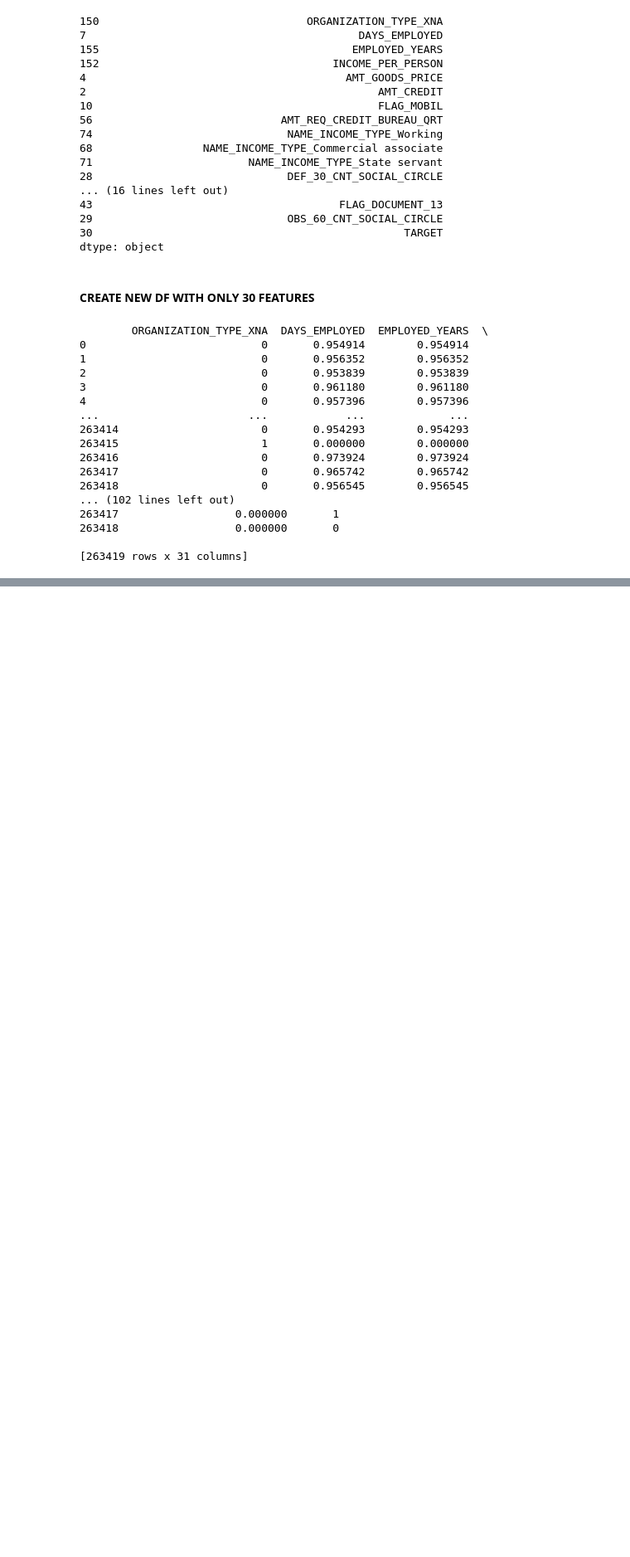
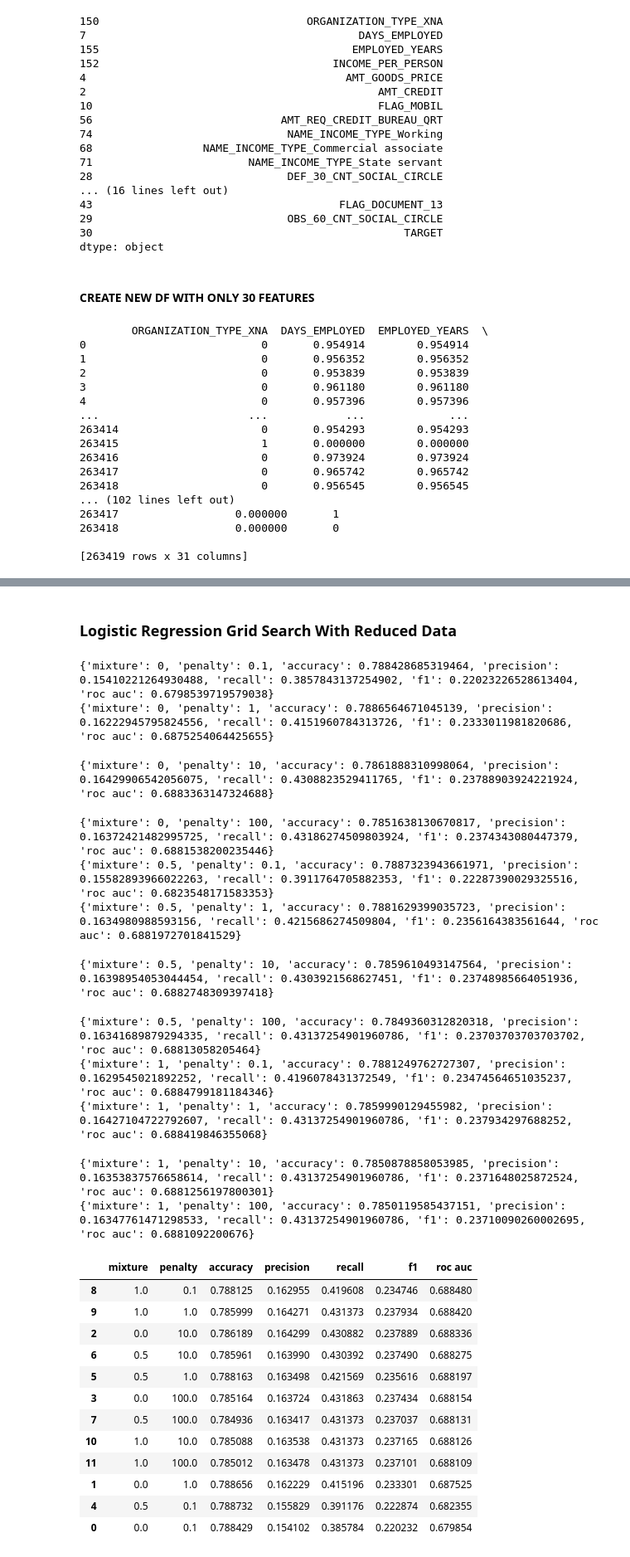
Before and after one commit to lamkin1/dat403-project2, a Jupyter notebook: Exploratory.ipynb, the cells around one changed output, grey strips where cells are left out. Shown: that part at 83% size. Drawn from its saved outputs; the diff is of its cells as text; code cells hidden in the pictures; blank space fills up the shorter version.

```diff
--- a/Exploratory.ipynb
+++ b/Exploratory.ipynb
@@ -638,22 +665,38 @@ X_train, X_test, X_val, y_train, y_test, y_val = balanced_train_split(df)
 train_data = X_train.join(y_train)
 logit = LogisticRegression(penalty=None, max_iter=1000)
 
+#X_test.drop('AGE_GROUP', inplace  = True)
+
 logit.fit(X_train,y_train)
 
 preds = logit.predict(X_test)
 probabilities = logit.predict_proba(X_test)
+
+age_bins = [0, 0.33, 0.66, 1]
+age_labels = ['young', 'middle_aged', 'senior']
+
+classes = X_test.copy()
+classes = classes[['CODE_GENDER_M', 'AGE_YEARS']]
+classes.loc[:, 'AGE_GROUP'] = pd.cut(classes['AGE_YEARS'], bins=age_bins, labels=age_labels)
+
+classes.drop('AGE_YEARS', axis = 1)
 
 # Metrics
 metrics = {'accuracy': compute_accuracy(y_test,preds),
            "precision": precision(y_test, preds),
            "recall": recall(y_test, preds),
            "f1": calculate_f1(y_test, preds),
-           "roc auc": calc_roc_auc(np.array(y_test),probabilities[:,1])}
+           "roc auc": calc_roc_auc(np.array(y_test),probabilities[:,1]),
+           "equal_opportunity": equal_opportunity(classes, y_test, preds)[1]}
+
 print("balanced training split: ", metrics)
 
 # Random split
 X_train, X_test, X_val, y_train, y_test, y_val = random_train_test_split(X,y)
 train_data = X_train.join(y_train)
+logit = LogisticRegression(penalty=None, max_iter=1000)
+
+logit.fit(X_train,y_train)
 
 folds = kfold_cv(train_data)
 
@@ -662,14 +705,20 @@ print("random split: ", calc_cv_metrics(logit, folds))
 # Stratified split
 X_train, X_test, X_val, y_train, y_test, y_val = stratified_split(df)
 train_data = X_train.join(y_train)
+logit = LogisticRegression(penalty=None, max_iter=1000)
+
+logit.fit(X_train,y_train)
 
 folds = kfold_cv(train_data)
 
 print("stratified split: ", calc_cv_metrics(logit, folds))
 
 # Custom Split (stratified based on income, age, and gender)
-X_train, X_test, X_val, y_train, y_test, y_val = stratified_split(df)
+X_train, X_test, X_val, y_train, y_test, y_val = custom_split(df)
 train_data = X_train.join(y_train)
+logit = LogisticRegression(penalty=None, max_iter=1000)
+
+logit.fit(X_train,y_train)
 
 folds = kfold_cv(train_data)
 
@@ -682,8 +731,8 @@ fair? split:  {'accuracy': 0.9225045673476167, 'precision': 0.4587301587301587,
 # %% [markdown]
 ### Logistic Regression (Grid Search Across Penalty/Mixture)
 # %%
-mixture = [0,0.25,0.5,0.75,1]
-penalty = [0.1,1,10,100,1000,10000]
+mixture = [0,0.5,1]
+penalty = [0.1,1,10,100]
 
 def logit_grid_search(train_x, train_y, val_x, val_y, mix_list, penalty_list, metric = "roc auc", k = 5):
 
@@ -695,7 +744,7 @@ def logit_grid_search(train_x, train_y, val_x, val_y, mix_list, penalty_list, me
             logit = LogisticRegression(penalty='elasticnet',
                                        l1_ratio=m,
                                        C=p,
-                                       max_iter=500,
+                                       max_iter=250,
                                        solver='saga')
 
             # fit on train data
@@ -722,5 +771,5 @@ def logit_grid_search(train_x, train_y, val_x, val_y, mix_list, penalty_list, me
     return sorted_df
 
 
-#X_train, X_test, X_val, y_train, y_test, y_val = balanced_train_split(df)
-#logit_grid_search(X_train, y_train, X_val, y_val, mixture, penalty)
+X_train, X_test, X_val, y_train, y_test, y_val = balanced_train_split(df)
+logit_grid_search(X_train, y_train, X_val, y_val, mixture, penalty)
@@ -827,0 +971,34 @@ print(reduced_df)
+# %% [markdown]
+### Logistic Regression Grid Search With Reduced Data
+# %%
+mixture = [0,0.5,1]
+penalty = [0.1,1,10,100]
+
+X_train, X_test, X_val, y_train, y_test, y_val = balanced_train_split(reduced_df)
+logit_grid_search(X_train, y_train, X_val, y_val, mixture, penalty)
+# %% [output]
+{'mixture': 0, 'penalty': 0.1, 'accuracy': 0.788428685319464, 'precision': 0.15410221264930488, 'recall': 0.3857843137254902, 'f1': 0.22023226528613404, 'roc auc': 0.6798539719579038}
+{'mixture': 0, 'penalty': 1, 'accuracy': 0.7886564671045139, 'precision': 0.16222945795824556, 'recall': 0.4151960784313726, 'f1': 0.2333011981820686, 'roc auc': 0.6875254064425655}
+{'mixture': 0, 'penalty': 10, 'accuracy': 0.7861888310998064, 'precision': 0.16429906542056075, 'recall': 0.4308823529411765, 'f1': 0.23788903924221924, 'roc auc': 0.6883363147324688}
+{'mixture': 0, 'penalty': 100, 'accuracy': 0.7851638130670817, 'precision': 0.16372421482995725, 'recall': 0.43186274509803924, 'f1': 0.2374343080447379, 'roc auc': 0.6881538200235446}
+{'mixture': 0.5, 'penalty': 0.1, 'accuracy': 0.7887323943661971, 'precision': 0.15582893966022263, 'recall': 0.3911764705882353, 'f1': 0.22287390029325516, 'roc auc': 0.6823548171583353}
+{'mixture': 0.5, 'penalty': 1, 'accuracy': 0.7881629399035723, 'precision': 0.1634980988593156, 'recall': 0.4215686274509804, 'f1': 0.2356164383561644, 'roc auc': 0.6881972701841529}
+{'mixture': 0.5, 'penalty': 10, 'accuracy': 0.7859610493147564, 'precision': 0.16398954053044454, 'recall': 0.4303921568627451, 'f1': 0.23748985664051936, 'roc auc': 0.6882748309397418}
+{'mixture': 0.5, 'penalty': 100, 'accuracy': 0.7849360312820318, 'precision': 0.16341689879294335, 'recall': 0.43137254901960786, 'f1': 0.23703703703703702, 'roc auc': 0.68813058205464}
+{'mixture': 1, 'penalty': 0.1, 'accuracy': 0.7881249762727307, 'precision': 0.1629545021892252, 'recall': 0.4196078431372549, 'f1': 0.23474564651035237, 'roc auc': 0.6884799181184346}
+{'mixture': 1, 'penalty': 1, 'accuracy': 0.7859990129455982, 'precision': 0.16427104722792607, 'recall': 0.43137254901960786, 'f1': 0.237934297688252, 'roc auc': 0.688419846355068}
+{'mixture': 1, 'penalty': 10, 'accuracy': 0.7850878858053985, 'precision': 0.16353837576658614, 'recall': 0.43137254901960786, 'f1': 0.2371648025872524, 'roc auc': 0.6881256197800301}
+{'mixture': 1, 'penalty': 100, 'accuracy': 0.7850119585437151, 'precision': 0.16347761471298533, 'recall': 0.43137254901960786, 'f1': 0.23710090260002695, 'roc auc': 0.6881092200676}
+|  | mixture | penalty | accuracy | precision | recall | f1 | roc auc |
+| 8 | 1.0 | 0.1 | 0.788125 | 0.162955 | 0.419608 | 0.234746 | 0.688480 |
+| 9 | 1.0 | 1.0 | 0.785999 | 0.164271 | 0.431373 | 0.237934 | 0.688420 |
+| 2 | 0.0 | 10.0 | 0.786189 | 0.164299 | 0.430882 | 0.237889 | 0.688336 |
+| 6 | 0.5 | 10.0 | 0.785961 | 0.163990 | 0.430392 | 0.237490 | 0.688275 |
+| 5 | 0.5 | 1.0 | 0.788163 | 0.163498 | 0.421569 | 0.235616 | 0.688197 |
+| 3 | 0.0 | 100.0 | 0.785164 | 0.163724 | 0.431863 | 0.237434 | 0.688154 |
+| 7 | 0.5 | 100.0 | 0.784936 | 0.163417 | 0.431373 | 0.237037 | 0.688131 |
+| 10 | 1.0 | 10.0 | 0.785088 | 0.163538 | 0.431373 | 0.237165 | 0.688126 |
+| 11 | 1.0 | 100.0 | 0.785012 | 0.163478 | 0.431373 | 0.237101 | 0.688109 |
+| 1 | 0.0 | 1.0 | 0.788656 | 0.162229 | 0.415196 | 0.233301 | 0.687525 |
+| 4 | 0.5 | 0.1 | 0.788732 | 0.155829 | 0.391176 | 0.222874 | 0.682355 |
+| 0 | 0.0 | 0.1 | 0.788429 | 0.154102 | 0.385784 | 0.220232 | 0.679854 |
```
Also changed, not shown: parts of 18 cells of this notebook.
